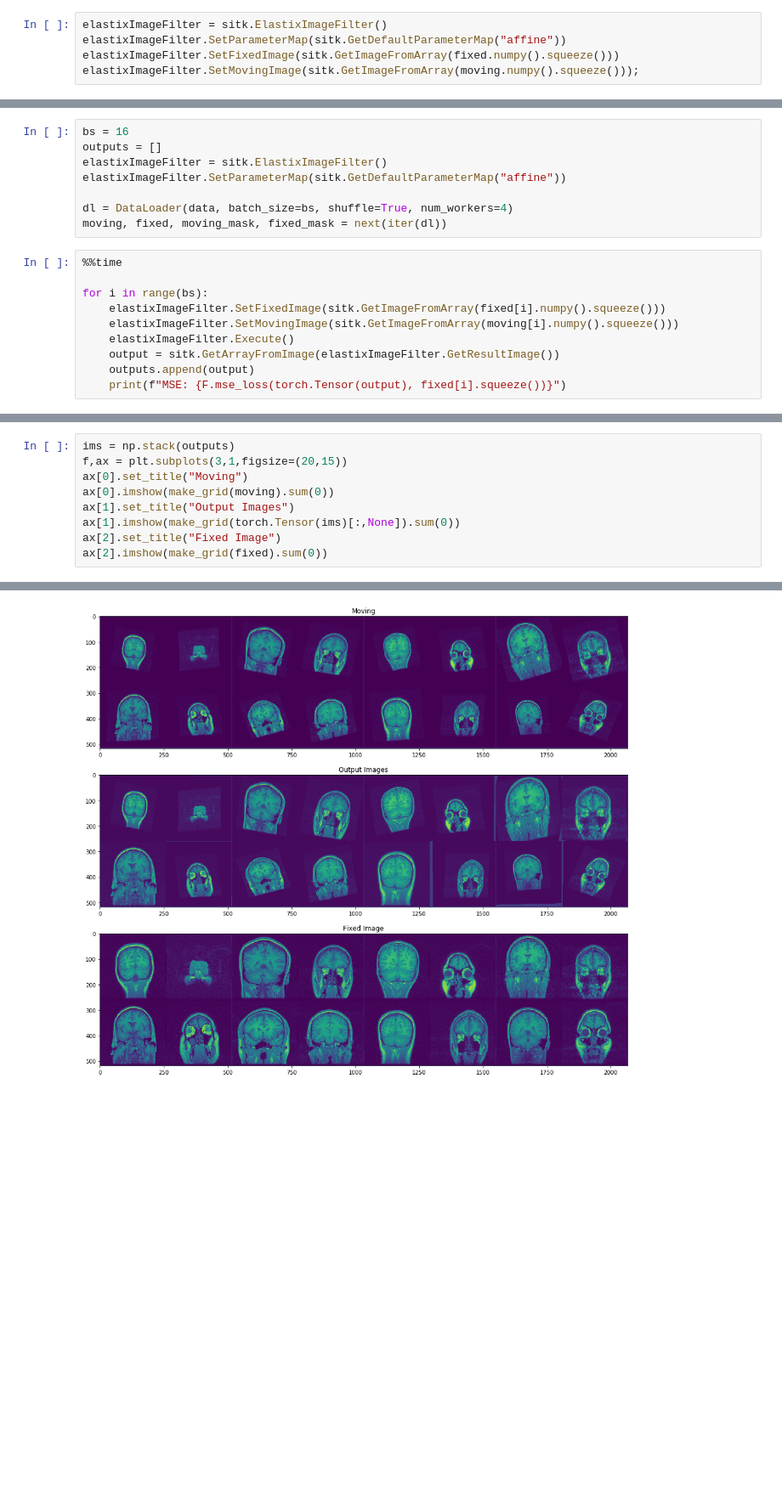
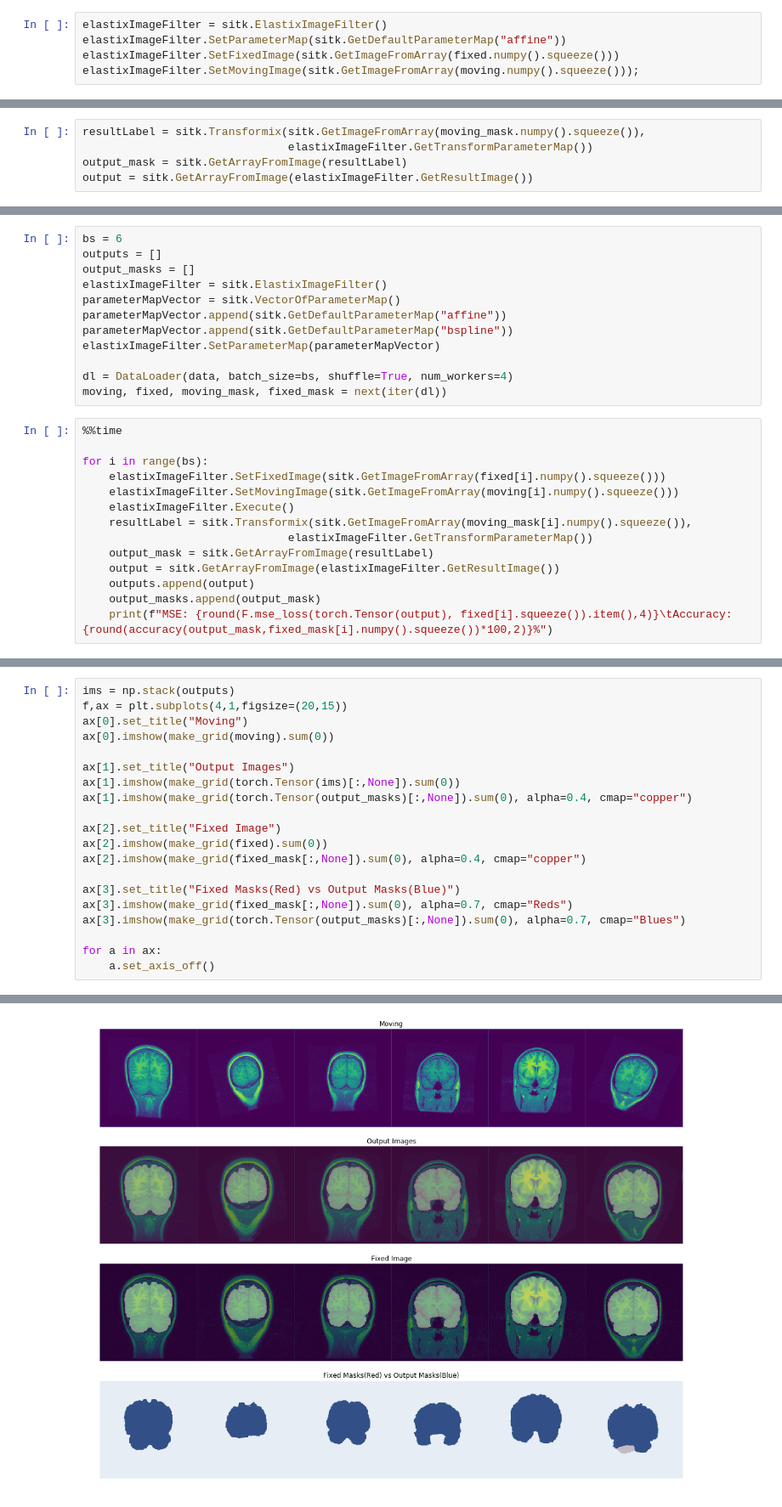
Before and after one commit to senyosimpson/DIR, a Jupyter notebook: registration/notebooks/Classical_Approach.ipynb, the cells around one changed output, grey strips where cells are left out. Shown at 85% size. Cells and saved outputs as stored; diff of their text form; blank space fills up the shorter version.

Commit message:
add mask transforms

```diff
--- a/registration/notebooks/Classical_Approach.ipynb
+++ b/registration/notebooks/Classical_Approach.ipynb
@@ -149,3 +150,8 @@ output = sitk.GetArrayFromImage(elastixImageFilter.GetResultImage())
+# %%
+resultLabel = sitk.Transformix(sitk.GetImageFromArray(moving_mask.numpy().squeeze()),
+                               elastixImageFilter.GetTransformParameterMap())
+output_mask = sitk.GetArrayFromImage(resultLabel)
+output = sitk.GetArrayFromImage(elastixImageFilter.GetResultImage())
 # %%
 f, ax = plt.subplots(1,3,figsize=(15,20))
 ax[0].set_title("Fixed")
@@ -161,8 +175,12 @@ MSE: 0.00472668744623661
 # %%
-bs = 16
+bs = 6
 outputs = []
+output_masks = []
 elastixImageFilter = sitk.ElastixImageFilter()
-elastixImageFilter.SetParameterMap(sitk.GetDefaultParameterMap("affine"))
+parameterMapVector = sitk.VectorOfParameterMap()
+parameterMapVector.append(sitk.GetDefaultParameterMap("affine"))
+parameterMapVector.append(sitk.GetDefaultParameterMap("bspline"))
+elastixImageFilter.SetParameterMap(parameterMapVector)
 
 dl = DataLoader(data, batch_size=bs, shuffle=True, num_workers=4)
 moving, fixed, moving_mask, fixed_mask = next(iter(dl))
@@ -173,7 +191,11 @@ for i in range(bs):
     elastixImageFilter.SetFixedImage(sitk.GetImageFromArray(fixed[i].numpy().squeeze()))
     elastixImageFilter.SetMovingImage(sitk.GetImageFromArray(moving[i].numpy().squeeze()))
     elastixImageFilter.Execute()
+    resultLabel = sitk.Transformix(sitk.GetImageFromArray(moving_mask[i].numpy().squeeze()),
+                               elastixImageFilter.GetTransformParameterMap())
+    output_mask = sitk.GetArrayFromImage(resultLabel)
     output = sitk.GetArrayFromImage(elastixImageFilter.GetResultImage())
     outputs.append(output)
-    print(f"MSE: {F.mse_loss(torch.Tensor(output), fixed[i].squeeze())}")
+    output_masks.append(output_mask)
+    print(f"MSE: {round(F.mse_loss(torch.Tensor(output), fixed[i].squeeze()).item(),4)}\tAccuracy: {round(accuracy(output_mask,fixed_mask[i].numpy().squeeze())*100,2)}%")
 # %% [output]
@@ -198,10 +210,21 @@ Wall time: 20.3 s
 # %%
 ims = np.stack(outputs)
-f,ax = plt.subplots(3,1,figsize=(20,15))
+f,ax = plt.subplots(4,1,figsize=(20,15))
 ax[0].set_title("Moving")
 ax[0].imshow(make_grid(moving).sum(0))
+
 ax[1].set_title("Output Images")
 ax[1].imshow(make_grid(torch.Tensor(ims)[:,None]).sum(0))
+ax[1].imshow(make_grid(torch.Tensor(output_masks)[:,None]).sum(0), alpha=0.4, cmap="copper")
+
 ax[2].set_title("Fixed Image")
 ax[2].imshow(make_grid(fixed).sum(0))
+ax[2].imshow(make_grid(fixed_mask[:,None]).sum(0), alpha=0.4, cmap="copper")
+
+ax[3].set_title("Fixed Masks(Red) vs Output Masks(Blue)")
+ax[3].imshow(make_grid(fixed_mask[:,None]).sum(0), alpha=0.7, cmap="Reds")
+ax[3].imshow(make_grid(torch.Tensor(output_masks)[:,None]).sum(0), alpha=0.7, cmap="Blues")
+
+for a in ax:
+    a.set_axis_off()
 # %% [output]
@@ -209 +231 @@ ax[2].imshow(make_grid(fixed).sum(0))
-[figure, old version]
+[figure, new version]
```
Also changed, not shown: parts of 8 cells of this notebook.
